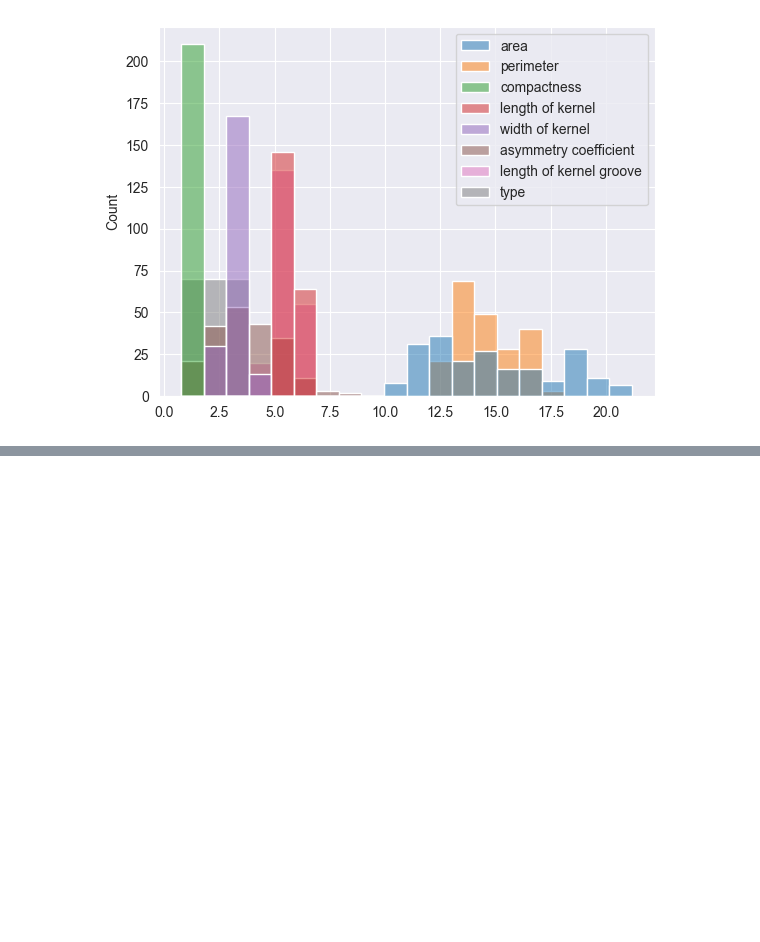
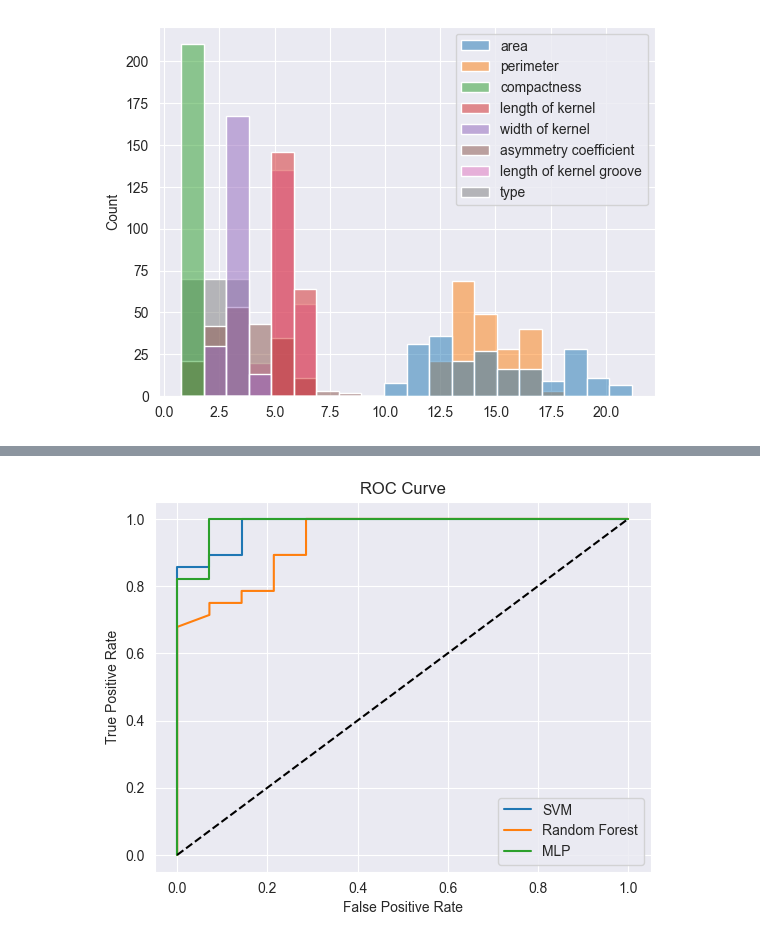
Before and after one commit to CraigPhayer/CS4168---DATA-MINING-LABS, a Jupyter notebook: Lab04/lab4.ipynb, the cells around one changed output, grey strips where cells are left out. Cells and saved outputs as stored; diff of their text form; code cells hidden in the pictures; blank space fills up the shorter version.

```diff
--- a/Lab04/lab4.ipynb
+++ b/Lab04/lab4.ipynb
@@ -97,0 +109,20 @@ X_train, X_test, y_train, y_test = train_test_split(x, y, test_size=0.2, random_
+# %%
+# Pipelines
+
+SVM_pipline = Pipeline([
+    ('scaler', StandardScaler()),
+    ('model', SVC(probability=True, random_state=42, kernel='linear'))
+])
+
+RF_pipline = Pipeline([
+    ('model', RandomForestClassifier(n_estimators=100, random_state=42))
+])
+
+MLP_pipline = Pipeline([
+    ('scaler', StandardScaler()),
+    ('model', MLPClassifier(hidden_layer_sizes=(50,),random_state=42, max_iter=1000))
+])
+# %%
+# Train
+
+SVM_pipline.fit(X_train, y_train)
@@ -97,0 +133,2 @@ X_train, X_test, y_train, y_test = train_test_split(x, y, test_size=0.2, random_
+# %%
+RF_pipline.fit(X_train, y_train)
@@ -97,0 +137,2 @@ X_train, X_test, y_train, y_test = train_test_split(x, y, test_size=0.2, random_
+# %%
+MLP_pipline.fit(X_train, y_train)
@@ -97,0 +171,21 @@ X_train, X_test, y_train, y_test = train_test_split(x, y, test_size=0.2, random_
+# %%
+y_prob_SVM = SVM_pipline.predict_proba(X_test)[:,1]
+y_prob_RF = RF_pipline.predict_proba(X_test)[:,1]
+y_prob_MLP = MLP_pipline.predict_proba(X_test)[:,1]
+
+# ROC curve
+fpr_SVM, tpr_SVM, _ = roc_curve(y_test, y_prob_SVM)
+fpr_RF, tpr_RF, _ = roc_curve(y_test, y_prob_RF)
+fpr_MLP, tpr_MLP, _ = roc_curve(y_test, y_prob_MLP)
+
+plt.plot(fpr_SVM, tpr_SVM, label='SVM')
+plt.plot(fpr_RF, tpr_RF, label='Random Forest')
+plt.plot(fpr_MLP, tpr_MLP, label='MLP')
+plt.plot([0,1], [0,1], 'k--')
+plt.xlabel('False Positive Rate')
+plt.ylabel('True Positive Rate')
+plt.title('ROC Curve')
+plt.legend()
+plt.show()
+# %% [output]
+[figure, added]
```
Also changed, not shown: parts of 7 cells of this notebook.
